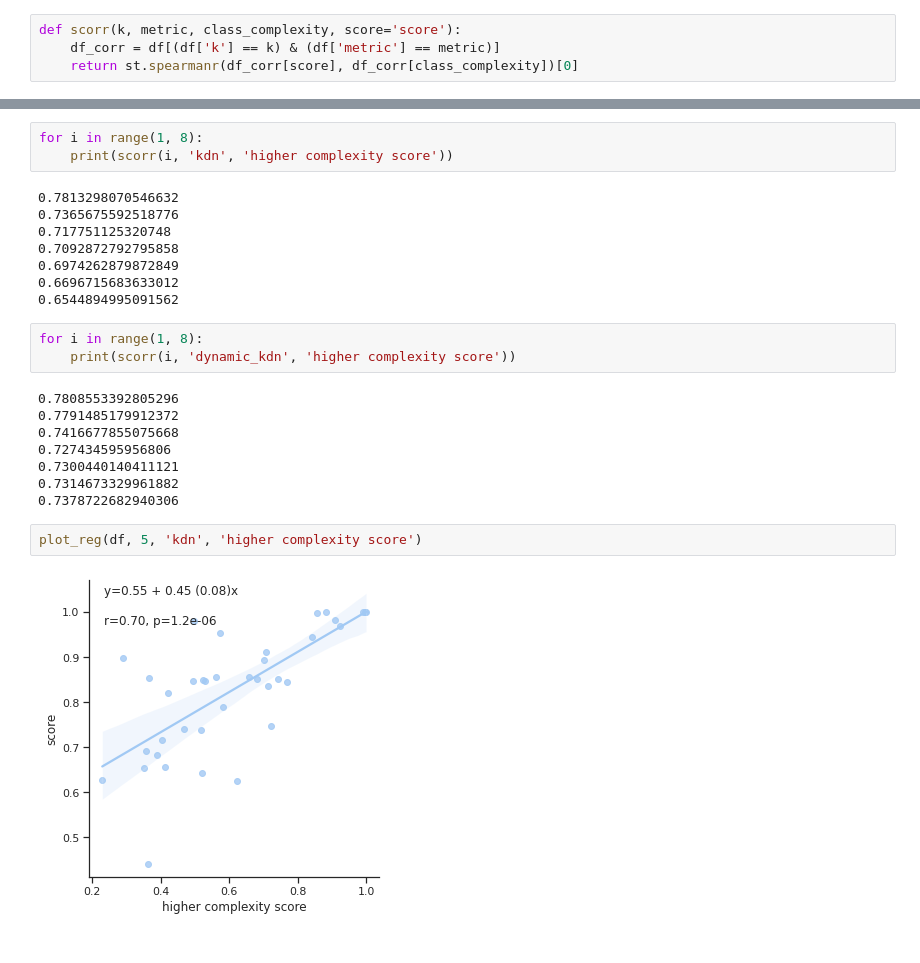
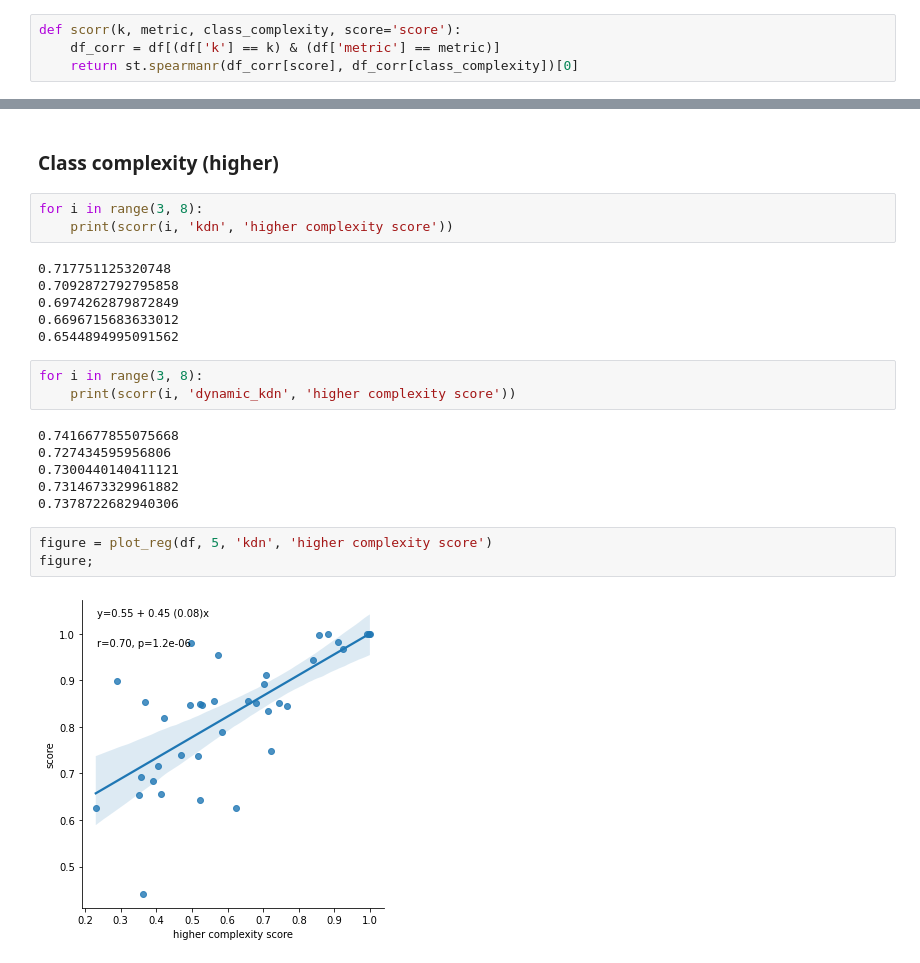
Before and after one commit to Vacek-Ace/dkdn, a Jupyter notebook: notebooks/k_sensitivity.ipynb, the cells around one changed output, grey strips where cells are left out. Cells and saved outputs as stored; diff of their text form.

```diff
--- a/notebooks/k_sensitivity.ipynb
+++ b/notebooks/k_sensitivity.ipynb
@@ -59,26 +57,25 @@ plot_reg(df, 3, 'dynamic_kdn', 'global complexity score')
+# %% [markdown]
+### Class complexity (higher)
 # %%
-for i in range(1, 8):
+for i in range(3, 8):
     print(scorr(i, 'kdn', 'higher complexity score'))
 # %% [output]
-0.7813298070546632
-0.7365675592518776
 0.717751125320748
 0.7092872792795858
 0.6974262879872849
 0.6696715683633012
 0.6544894995091562
 # %%
-for i in range(1, 8):
+for i in range(3, 8):
     print(scorr(i, 'dynamic_kdn', 'higher complexity score'))
 # %% [output]
-0.7808553392805296
-0.7791485179912372
 0.7416677855075668
 0.727434595956806
 0.7300440140411121
 0.7314673329961882
 0.7378722682940306
 # %%
-plot_reg(df, 5, 'kdn', 'higher complexity score')
+figure = plot_reg(df, 5, 'kdn', 'higher complexity score')
+figure;
 # %% [output]
-[figure, old version]
+[figure, new version]
```
Also changed, not shown: parts of 15 cells of this notebook, 14 other files.
